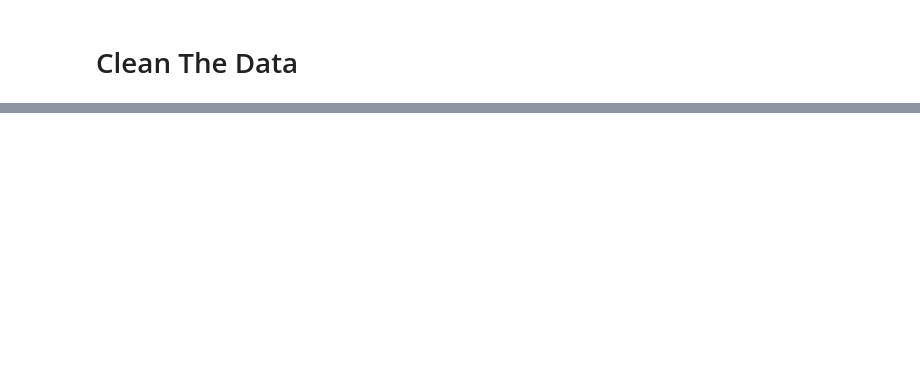
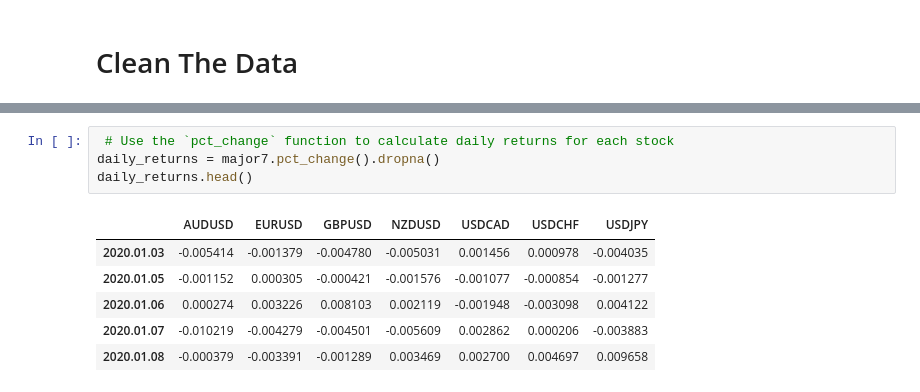
Before and after one commit to OrlandoFuller/Project_1, a Jupyter notebook: major_currency_pairs.ipynb, the cells around one changed output, grey strips where cells are left out. Drawn from its saved outputs; the diff is of its cells as text; blank space fills up the shorter version.

```diff
--- a/major_currency_pairs.ipynb
+++ b/major_currency_pairs.ipynb
@@ -513,0 +65,11 @@ USDJPY_CV_plot * USDJPY_day7_avg_plot
+# %%
+ # Use the `pct_change` function to calculate daily returns for each stock
+daily_returns = major7.pct_change().dropna()
+daily_returns.head()
+# %% [output]
+|  | AUDUSD | EURUSD | GBPUSD | NZDUSD | USDCAD | USDCHF | USDJPY |
+| 2020.01.03 | -0.005414 | -0.001379 | -0.004780 | -0.005031 | 0.001456 | 0.000978 | -0.004035 |
+| 2020.01.05 | -0.001152 | 0.000305 | -0.000421 | -0.001576 | -0.001077 | -0.000854 | -0.001277 |
+| 2020.01.06 | 0.000274 | 0.003226 | 0.008103 | 0.002119 | -0.001948 | -0.003098 | 0.004122 |
+| 2020.01.07 | -0.010219 | -0.004279 | -0.004501 | -0.005609 | 0.002862 | 0.000206 | -0.003883 |
+| 2020.01.08 | -0.000379 | -0.003391 | -0.001289 | 0.003469 | 0.002700 | 0.004697 | 0.009658 |
```
Also changed, not shown: parts of 72 cells of this notebook.
